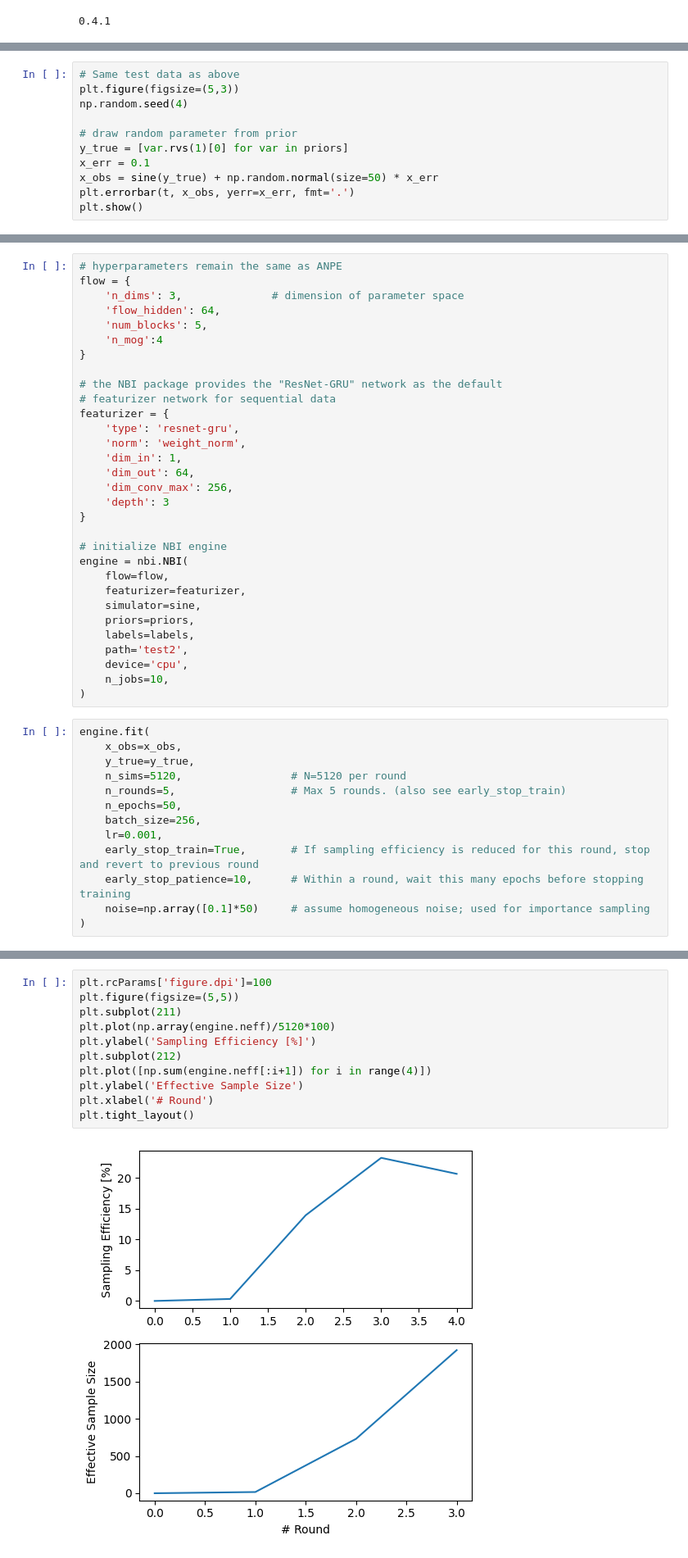
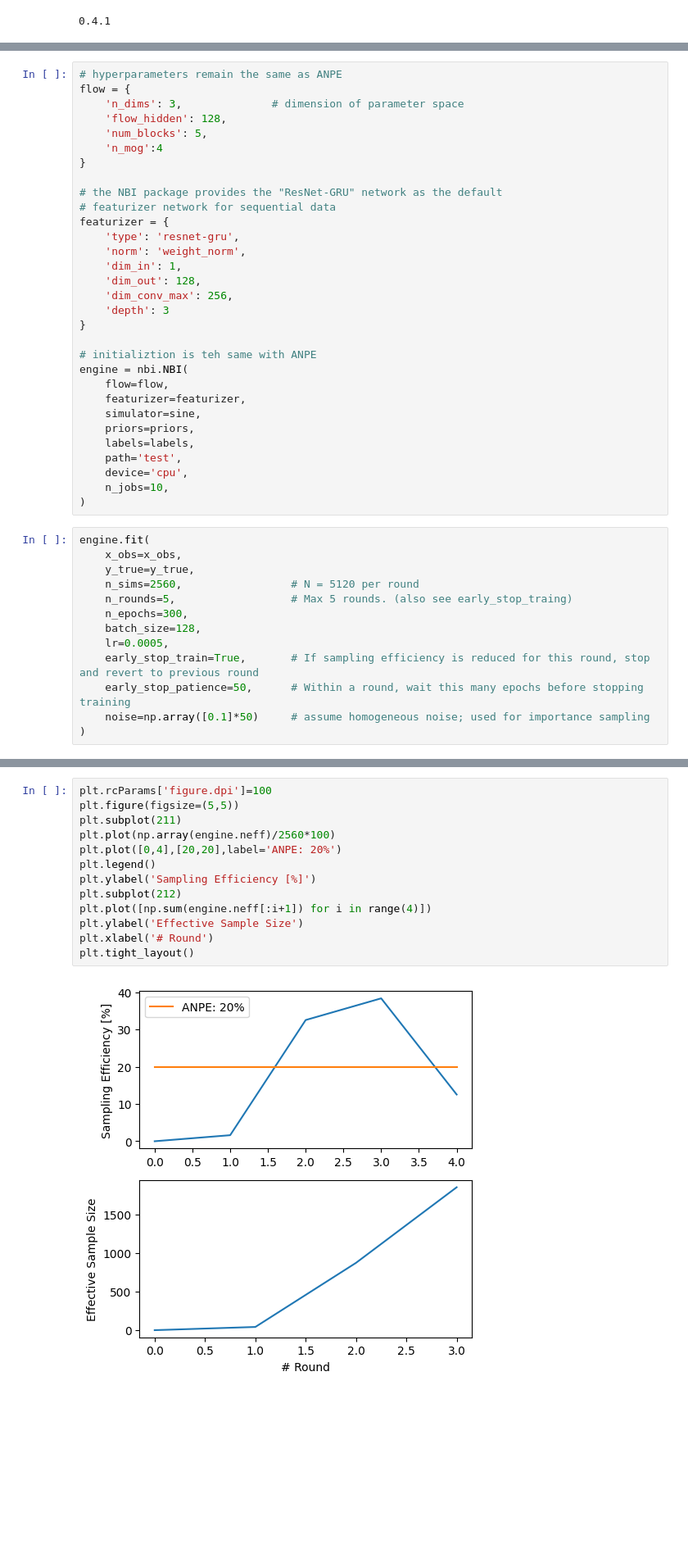
Before and after one commit to kmzzhang/nbi, a Jupyter notebook: examples/demo-sine-v041.ipynb, the cells around one changed output, grey strips where cells are left out. Shown at 82% size. Drawn from its saved outputs; the diff is of its cells as text; blank space fills up the shorter version.

```diff
--- a/examples/demo-sine-v041.ipynb
+++ b/examples/demo-sine-v041.ipynb
@@ -165,11 +182,0 @@ Let's say we only want to fit the specific sine curve above. In this case, we ca
-# %%
-# Same test data as above
-plt.figure(figsize=(5,3))
-np.random.seed(4)
-
-# draw random parameter from prior
-y_true = [var.rvs(1)[0] for var in priors]
-x_err = 0.1
-x_obs = sine(y_true) + np.random.normal(size=50) * x_err
-plt.errorbar(t, x_obs, yerr=x_err, fmt='.')
-plt.show()
@@ -179,7 +184,7 @@ plt.show()
 # hyperparameters remain the same as ANPE
 flow = {
     'n_dims': 3,              # dimension of parameter space
-    'flow_hidden': 64,
+    'flow_hidden': 128,
     'num_blocks': 5,
     'n_mog':4
 }
@@ -190,19 +195,19 @@ featurizer = {
     'type': 'resnet-gru',
     'norm': 'weight_norm',
     'dim_in': 1,
-    'dim_out': 64,
+    'dim_out': 128,
     'dim_conv_max': 256,
     'depth': 3
 }
 
-# initialize NBI engine
+# initializtion is teh same with ANPE
 engine = nbi.NBI(
     flow=flow,
     featurizer=featurizer,
     simulator=sine,
     priors=priors,
     labels=labels,
-    path='test2',
+    path='test',
     device='cpu',
     n_jobs=10,
 )
@@ -210,13 +215,13 @@ engine = nbi.NBI(
 engine.fit(
     x_obs=x_obs,
     y_true=y_true,
-    n_sims=5120,                 # N=5120 per round
-    n_rounds=5,                  # Max 5 rounds. (also see early_stop_train)
-    n_epochs=50,
-    batch_size=256,
-    lr=0.001,
+    n_sims=2560,                 # N = 5120 per round
+    n_rounds=5,                  # Max 5 rounds. (also see early_stop_traing)
+    n_epochs=300,
+    batch_size=128,
+    lr=0.0005,
     early_stop_train=True,       # If sampling efficiency is reduced for this round, stop and revert to previous round
-    early_stop_patience=10,      # Within a round, wait this many epochs before stopping training
+    early_stop_patience=50,      # Within a round, wait this many epochs before stopping training
     noise=np.array([0.1]*50)     # assume homogeneous noise; used for importance sampling
 )
 # %% [output]
@@ -269,14 +244,16 @@ Generating simulations
 # %%
 plt.rcParams['figure.dpi']=100
 plt.figure(figsize=(5,5))
 plt.subplot(211)
-plt.plot(np.array(engine.neff)/5120*100)
+plt.plot(np.array(engine.neff)/2560*100)
+plt.plot([0,4],[20,20],label='ANPE: 20%')
+plt.legend()
 plt.ylabel('Sampling Efficiency [%]')
 plt.subplot(212)
 plt.plot([np.sum(engine.neff[:i+1]) for i in range(4)])
 plt.ylabel('Effective Sample Size')
 plt.xlabel('# Round')
 plt.tight_layout()
 # %% [output]
-[figure, old version]
+[figure, new version]
 # %% [markdown]
```
Also changed, not shown: parts of 14 cells of this notebook, 2 other files.
